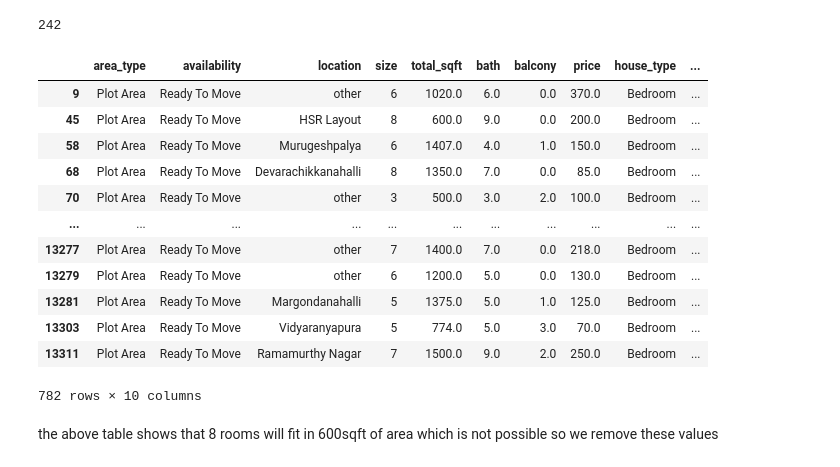
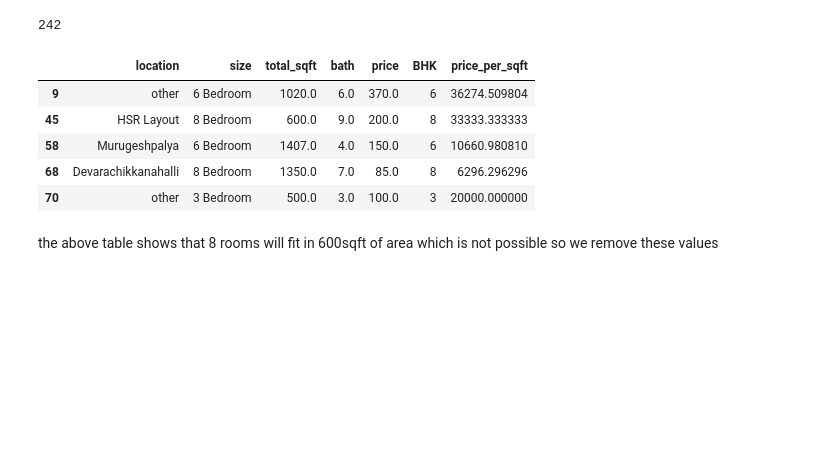
Before and after one commit to Ak27-18/Bengaluru-Housing-Price, a Jupyter notebook: Housing Price.ipynb, the cells around one changed output. Drawn from its saved outputs; the diff is of its cells as text; code cells hidden in the pictures; blank space fills up the shorter version.

```diff
--- a/Housing Price.ipynb
+++ b/Housing Price.ipynb
@@ -195,0 +196,4 @@ Name: location, Length: 1293, dtype: int64
+# %%
+#applying above function
+data=data.copy()
+data['total_sqft']=data['total_sqft'].apply(convert_sqft_tonum)
@@ -195,0 +219,5 @@ Name: location, Length: 1293, dtype: int64
+# %%
+#since the prices are in lakh we multiply it with that value
+data1=data.copy()
+data1['price_per_sqft']=data1['price']*100000/data1['total_sqft']
+data1.head()
@@ -195,0 +237,4 @@ Name: location, Length: 1293, dtype: int64
+# %%
+data1.location=data1.location.apply(lambda x: x.strip())  #removes extra space
+location_stats=data1.groupby('location')['location'].agg('count').sort_values(ascending=False)
+location_stats
@@ -200,7 +259,7 @@ len(location_stats[location_stats<=10])
 1052
 # %%
 locationlessthan10=location_stats[location_stats<=10]
-df.location=df.location.apply(lambda x: 'other' if x in locationlessthan10 else x)
-len(df.location.unique())
+data1.location=data1.location.apply(lambda x: 'other' if x in locationlessthan10 else x)
+len(data1.location.unique())
 # %% [output]
 242
@@ -209,20 +266,13 @@ df['size'] = df['size'].astype(int)
 # %%
 #finding unrealistic ratio of area to bedroom ratio
 #we consider threshold as 300 which is a typical value consider for any realestate
-df[(df['total_sqft']/df['size'])<300]
+data1[data1.total_sqft/data1.BHK<300].head()
 # %% [output]
-|  | area_type | availability | location | size | total_sqft | bath | balcony | price | house_type | ... |
-| 9 | Plot Area | Ready To Move | other | 6 | 1020.0 | 6.0 | 0.0 | 370.0 | Bedroom | ... |
-| 45 | Plot Area | Ready To Move | HSR Layout | 8 | 600.0 | 9.0 | 0.0 | 200.0 | Bedroom | ... |
-| 58 | Plot Area | Ready To Move | Murugeshpalya | 6 | 1407.0 | 4.0 | 1.0 | 150.0 | Bedroom | ... |
-| 68 | Plot Area | Ready To Move | Devarachikkanahalli | 8 | 1350.0 | 7.0 | 0.0 | 85.0 | Bedroom | ... |
-| 70 | Plot Area | Ready To Move | other | 3 | 500.0 | 3.0 | 2.0 | 100.0 | Bedroom | ... |
-| ... | ... | ... | ... | ... | ... | ... | ... | ... | ... | ... |
-| 13277 | Plot Area | Ready To Move | other | 7 | 1400.0 | 7.0 | 0.0 | 218.0 | Bedroom | ... |
-| 13279 | Plot Area | Ready To Move | other | 6 | 1200.0 | 5.0 | 0.0 | 130.0 | Bedroom | ... |
-| 13281 | Plot Area | Ready To Move | Margondanahalli | 5 | 1375.0 | 5.0 | 1.0 | 125.0 | Bedroom | ... |
-| 13303 | Plot Area | Ready To Move | Vidyaranyapura | 5 | 774.0 | 5.0 | 3.0 | 70.0 | Bedroom | ... |
-| 13311 | Plot Area | Ready To Move | Ramamurthy Nagar | 7 | 1500.0 | 9.0 | 2.0 | 250.0 | Bedroom | ... |
+|  | location | size | total_sqft | bath | price | BHK | price_per_sqft |
+| 9 | other | 6 Bedroom | 1020.0 | 6.0 | 370.0 | 6 | 36274.509804 |
+| 45 | HSR Layout | 8 Bedroom | 600.0 | 9.0 | 200.0 | 8 | 33333.333333 |
+| 58 | Murugeshpalya | 6 Bedroom | 1407.0 | 4.0 | 150.0 | 6 | 10660.980810 |
+| 68 | Devarachikkanahalli | 8 Bedroom | 1350.0 | 7.0 | 85.0 | 8 | 6296.296296 |
+| 70 | other | 3 Bedroom | 500.0 | 3.0 | 100.0 | 3 | 20000.000000 |
-782 rows × 10 columns
 # %% [markdown]
 the above table shows that 8 rooms will fit in 600sqft of area which is not possible so we remove these values
```
Also changed, not shown: parts of 108 cells of this notebook.
